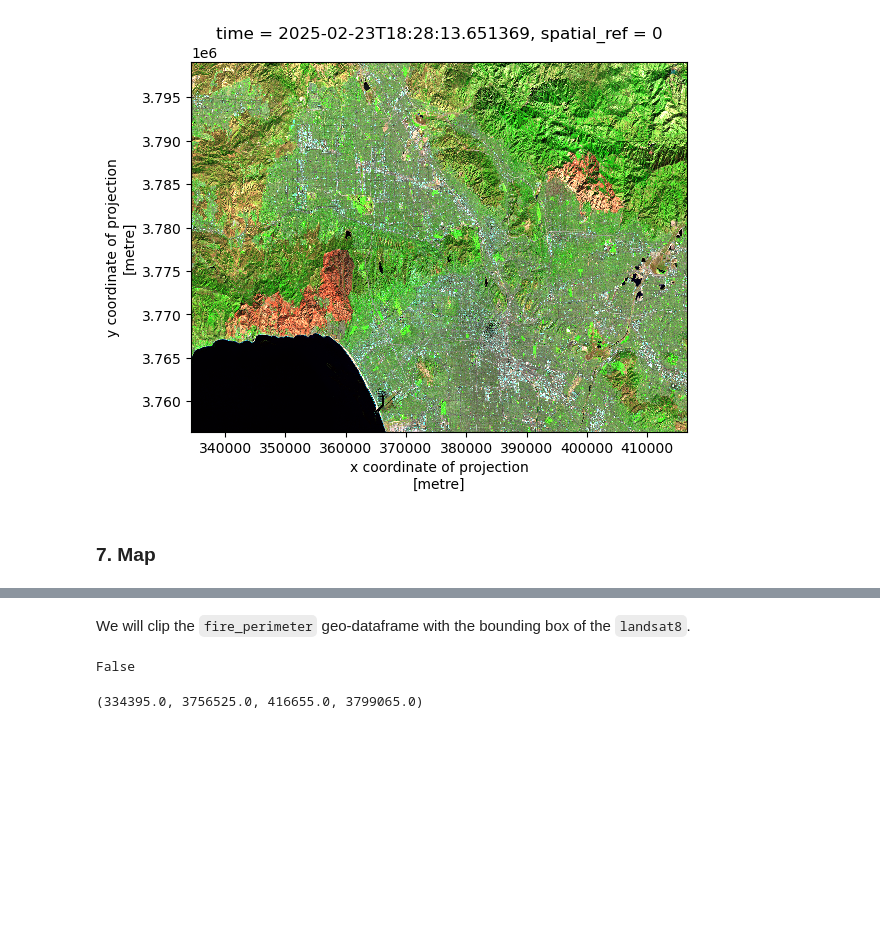
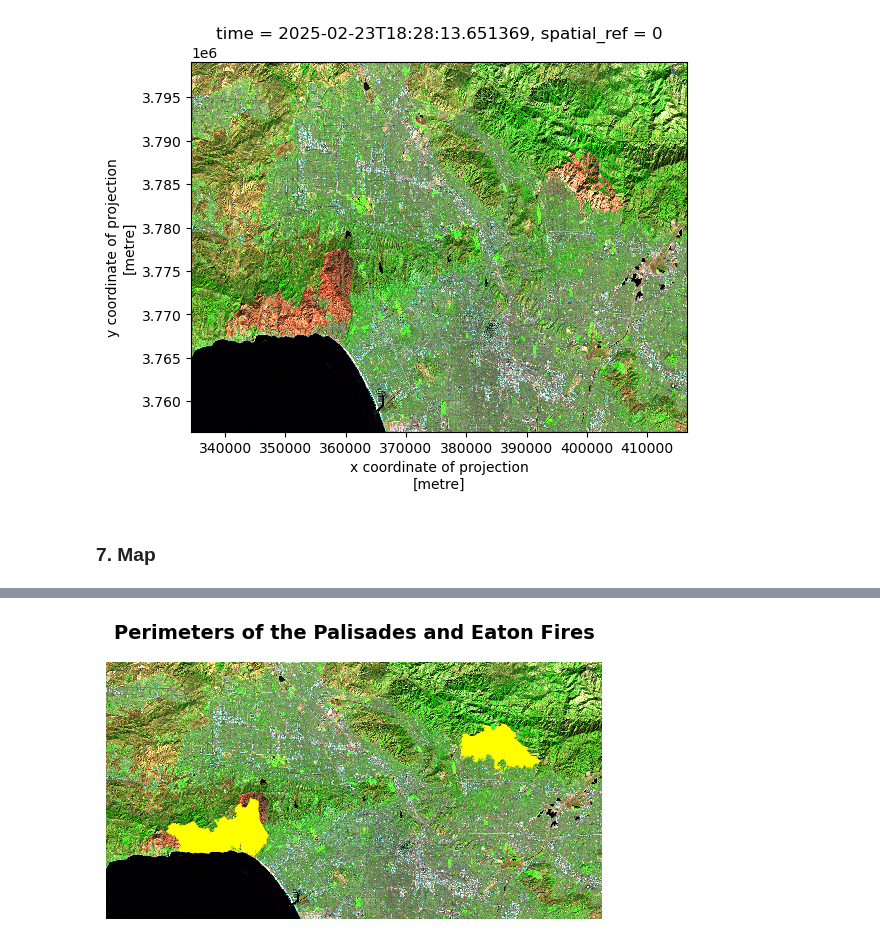
Before and after one commit to mmorenorolon/eds220-hwk4, a Jupyter notebook: hwk4-task2-false-color-MORENOROLON.ipynb, the cells around one changed output, grey strips where cells are left out. Drawn from its saved outputs; the diff is of its cells as text; code cells hidden in the pictures; blank space fills up the shorter version.

```diff
--- a/hwk4-task2-false-color-MORENOROLON.ipynb
+++ b/hwk4-task2-false-color-MORENOROLON.ipynb
@@ -370,12 +357,3 @@ landsat8_filled[['swir22', 'nir08', 'red']].to_array().plot.imshow(robust=True)
-# %% [markdown]
-We will clip the `fire_perimeter` geo-dataframe with the bounding box of the `landsat8`.
-# %%
-landsat8.rio.crs == fire_perimeter.crs
-# %% [output]
-False
-# %%
-landsat8.rio.bounds()
-# %% [output]
-(334395.0, 3756525.0, 416655.0, 3799065.0)
 # %%
-# Reproject
+# Reproject the fire_perimeters polygons to the landsat dataset
+fire_perimeters = fire_perimeters.to_crs(landsat8_filled.rio.crs)
@@ -381,0 +363,15 @@ landsat8.rio.bounds()
+# %%
+fig, ax = plt.subplots()
+ax.axis('off')
+
+landsat8_filled[['swir22', 'nir08', 'red']].to_array().plot.imshow(robust=True, ax = ax)
+fire_perimeters.plot(ax = ax,
+                     color='yellow',
+                     linewidth=2)
+
+
+ax.set_title("Perimeters of the Palisades and Eaton Fires", fontsize=14, fontweight='bold')
+
+plt.show()
+# %% [output]
+[figure, added]
```
Also changed, not shown: parts of 17 cells of this notebook.
